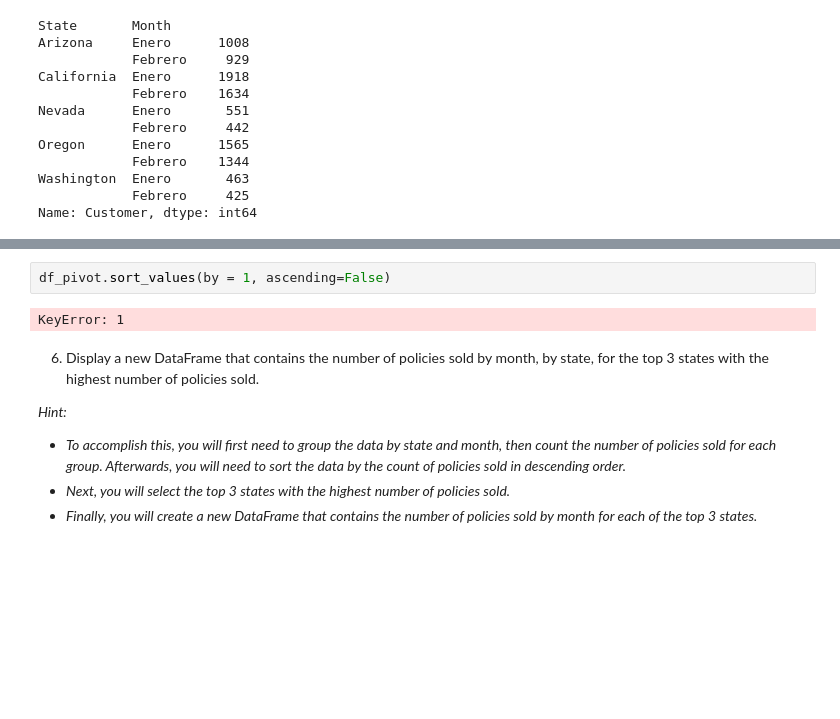
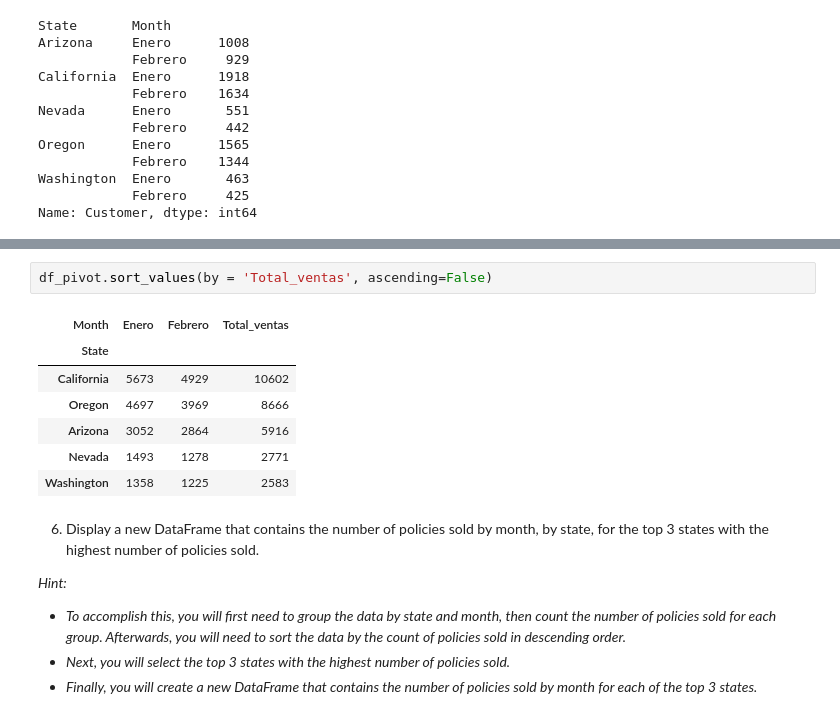
Before and after one commit to juaruibel/lab-dw-data-aggregation-and-filtering, a Jupyter notebook: lab-dw-aggregating.ipynb, the cells around one changed output, grey strips where cells are left out. Saved outputs shown, nothing was run; the diff lists cells and outputs as text; blank space fills up the shorter version.

```diff
--- a/lab-dw-aggregating.ipynb
+++ b/lab-dw-aggregating.ipynb
@@ -216,7 +221,13 @@ KeyError: 'Enero'
 # %%
-df_pivot.sort_values(by = 1, ascending=False)
+df_pivot.sort_values(by = 'Total_ventas', ascending=False)
 # %% [output]
-KeyError: 1
+| Month | Enero | Febrero | Total_ventas |
+| State |  |  |  |
+| California | 5673 | 4929 | 10602 |
+| Oregon | 4697 | 3969 | 8666 |
+| Arizona | 3052 | 2864 | 5916 |
+| Nevada | 1493 | 1278 | 2771 |
+| Washington | 1358 | 1225 | 2583 |
 # %% [markdown]
 6.  Display a new DataFrame that contains the number of policies sold by month, by state, for the top 3 states with the highest number of policies sold.
 
```
Also changed, not shown: parts of 5 cells of this notebook.
